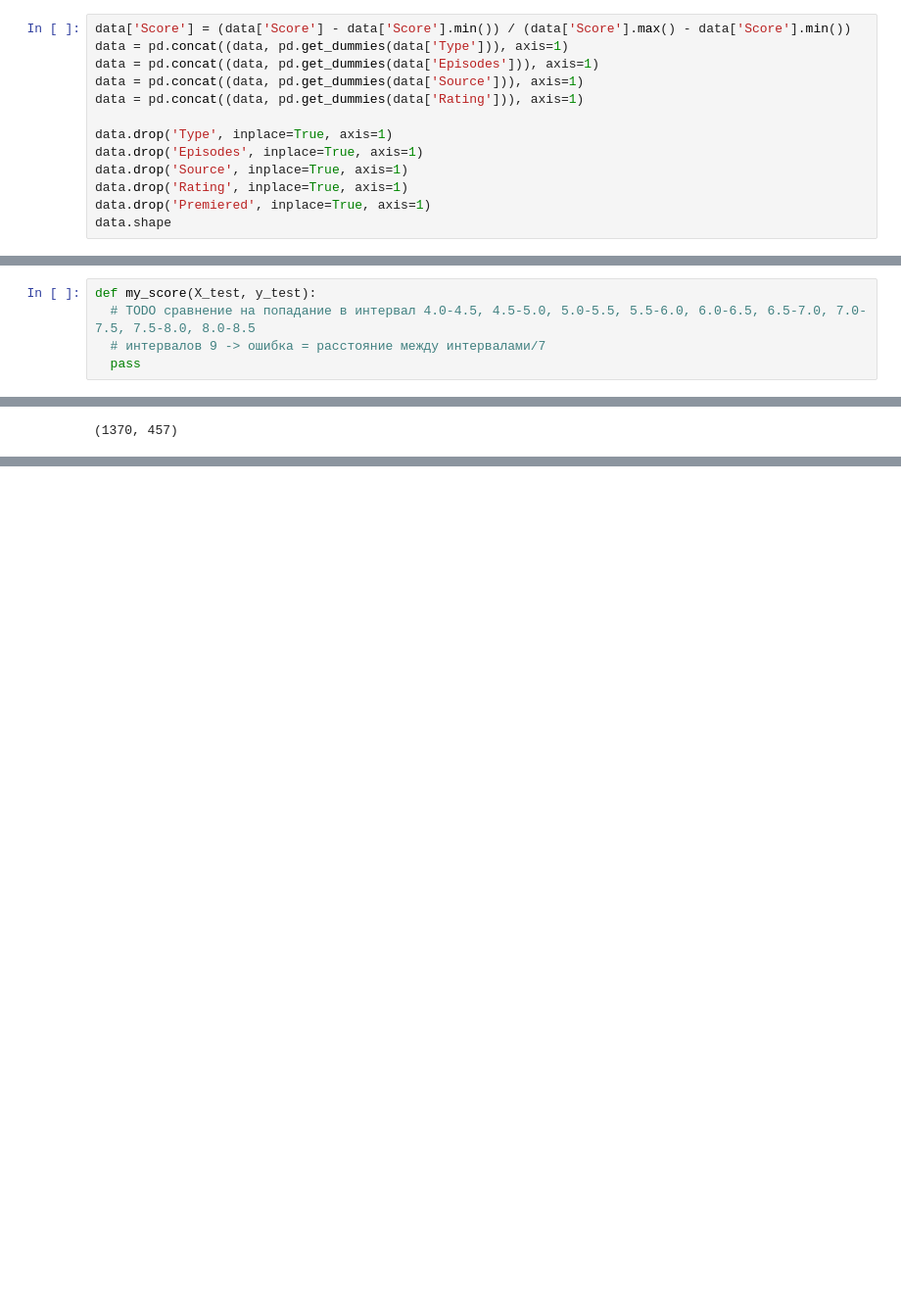
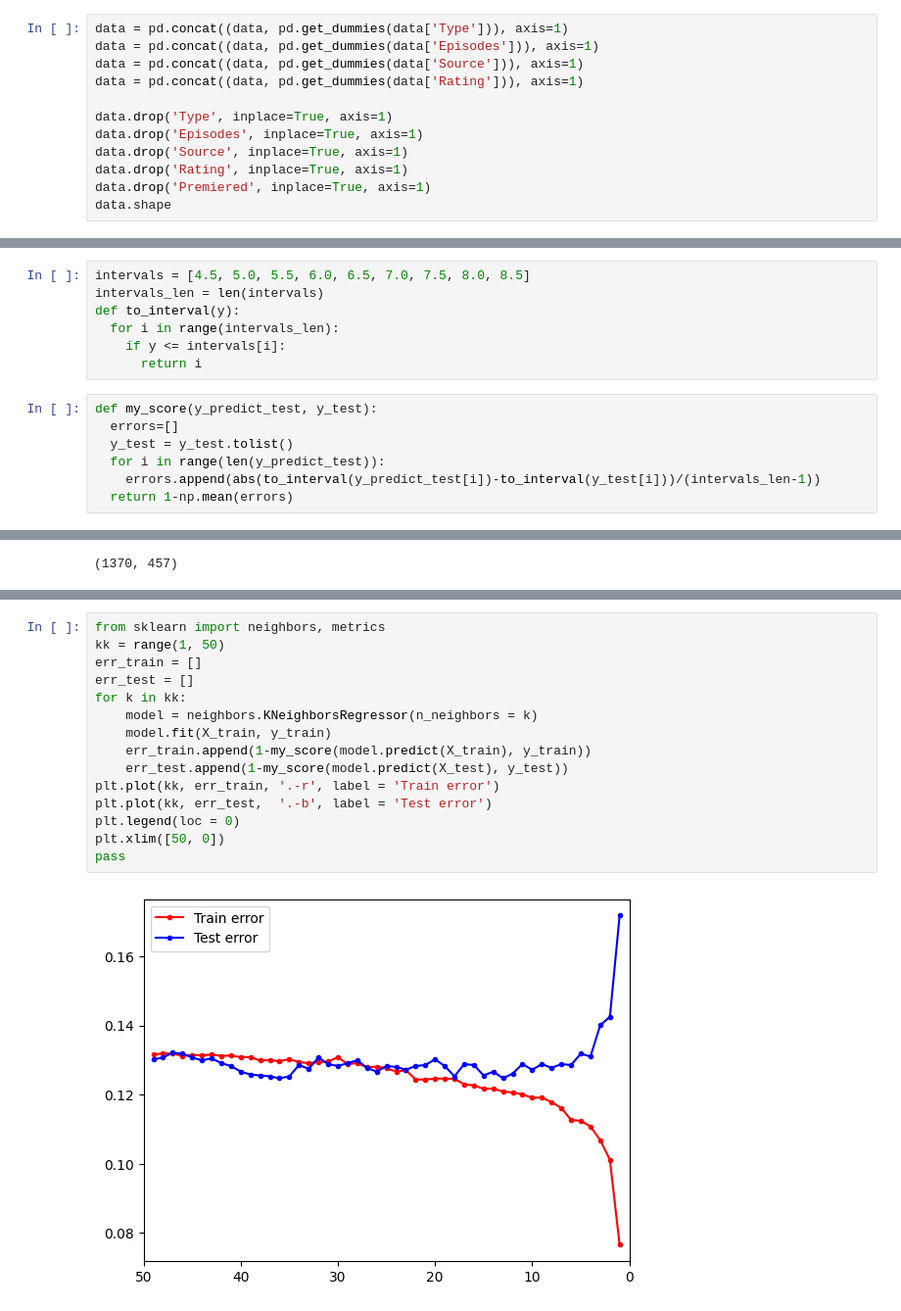
Before and after one commit to KimNikita/machine-learning-practice, a Jupyter notebook: Anime rating prediction.ipynb, the cells around one changed output, grey strips where cells are left out. Shown: that part at 98% size. Cells and saved outputs as stored; diff of their text form; blank space fills up the shorter version.

```diff
--- a/Anime rating prediction.ipynb
+++ b/Anime rating prediction.ipynb
@@ -389,7 +389,6 @@ dtype: float64
 # %% [markdown]
 ## Не учитываем столбец Premiered как особо не влияющий на Score
 # %%
-data['Score'] = (data['Score'] - data['Score'].min()) / (data['Score'].max() - data['Score'].min())
 data = pd.concat((data, pd.get_dummies(data['Type'])), axis=1)
 data = pd.concat((data, pd.get_dummies(data['Episodes'])), axis=1)
 data = pd.concat((data, pd.get_dummies(data['Source'])), axis=1)
@@ -417,8 +416,3 @@ dtype: float64
 # Machine learning
 # %% [markdown]
 ## Функция вычисления ошибки
-# %%
-def my_score(X_test, y_test):
-  # TODO сравнение на попадание в интервал 4.0-4.5, 4.5-5.0, 5.0-5.5, 5.5-6.0, 6.0-6.5, 6.5-7.0, 7.0-7.5, 7.5-8.0, 8.0-8.5
-  # интервалов 9 -> ошибка = расстояние между интервалами/7
-  pass
@@ -425,3 +421,17 @@ def my_score(X_test, y_test):
+# %%
+intervals = [4.5, 5.0, 5.5, 6.0, 6.5, 7.0, 7.5, 8.0, 8.5]
+intervals_len = len(intervals)
+def to_interval(y):
+  for i in range(intervals_len):
+    if y <= intervals[i]:
+      return i
+# %%
+def my_score(y_predict_test, y_test):
+  errors=[]
+  y_test = y_test.tolist()
+  for i in range(len(y_predict_test)):
+    errors.append(abs(to_interval(y_predict_test[i])-to_interval(y_test[i]))/(intervals_len-1))
+  return 1-np.mean(errors)
 # %% [markdown]
 ## Метод ближайших соседей
 # %%
@@ -440,0 +459,17 @@ N_train, N_test
+# %%
+from sklearn import neighbors, metrics
+kk = range(1, 50)
+err_train = []
+err_test = []
+for k in kk:
+    model = neighbors.KNeighborsRegressor(n_neighbors = k)
+    model.fit(X_train, y_train)
+    err_train.append(1-my_score(model.predict(X_train), y_train))
+    err_test.append(1-my_score(model.predict(X_test), y_test))
+plt.plot(kk, err_train, '.-r', label = 'Train error')
+plt.plot(kk, err_test,  '.-b', label = 'Test error')
+plt.legend(loc = 0)
+plt.xlim([50, 0])
+pass
+# %% [output]
+[figure, added]
```
Also changed, not shown: parts of 10 cells of this notebook.
